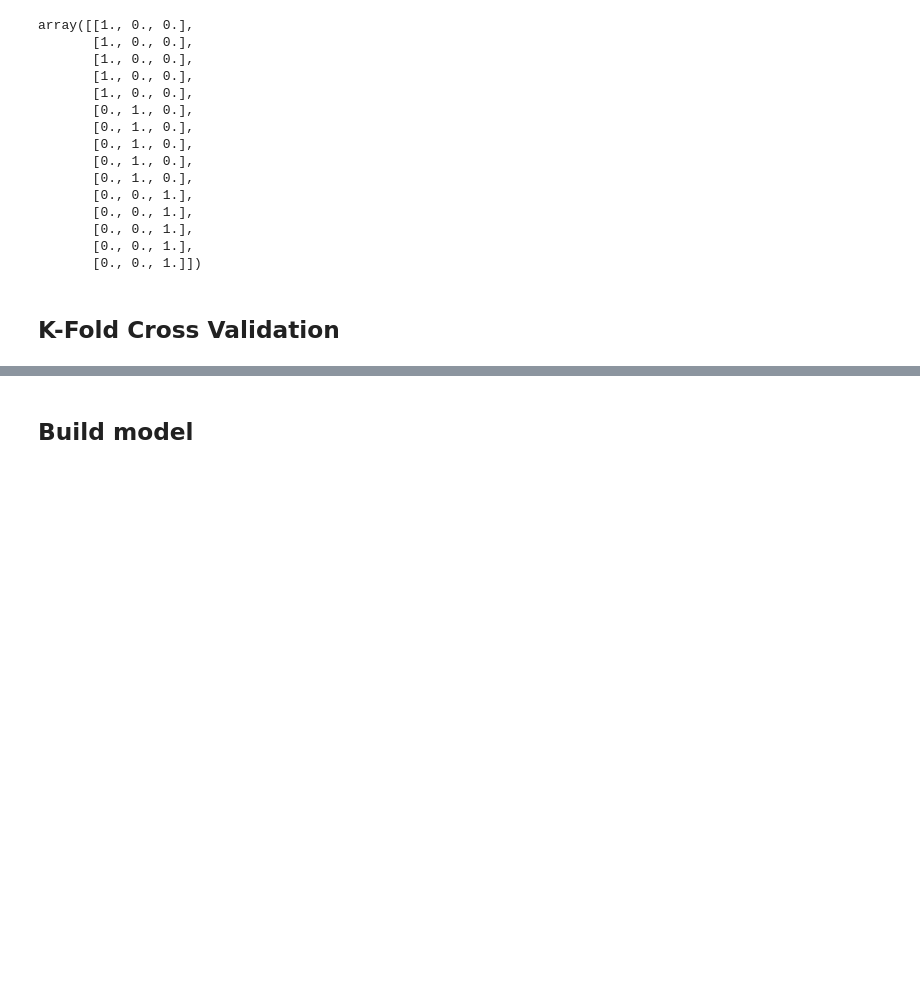
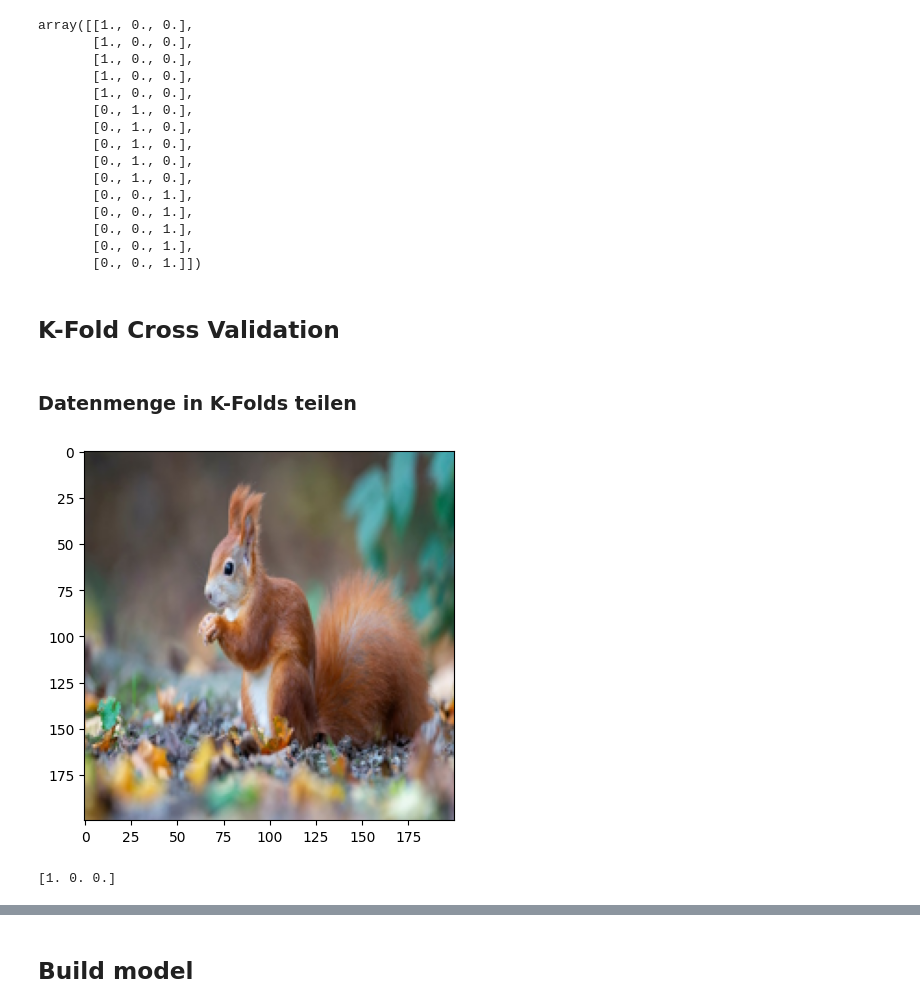
Before and after one commit to D0dizzle/Machine-and-Deep-Learning, a Jupyter notebook: CNN_kleineTiere.ipynb, the cells around one changed output, grey strips where cells are left out. Cells and saved outputs as stored; diff of their text form; code cells hidden in the pictures; blank space fills up the shorter version.

Commit message:
k-fold cross validation, allerdings ohne gute Metriken

```diff
--- a/CNN_kleineTiere.ipynb
+++ b/CNN_kleineTiere.ipynb
@@ -175,4 +175,49 @@ array([[1., 0., 0.],
        [0., 0., 1.]])
 # %% [markdown]
 ## K-Fold Cross Validation
+# %% [markdown]
+### Datenmenge in K-Folds teilen
+# %%
+#### Array mit Datensätze in k-Folds einteilen ####
+def slice_data_in_folds(data, y, k):
+    ''' Shuffles and splits the arrays of images and the array of labels in k-folds
+        each folds contains a similar amount of elements
+    Arguments
+    ---------
+    data: numpy.ndarray
+        A 4D array of images shape: (num_samples, height, width, channels)
+    y: numpy array
+        A 2D array of the encoded labels shape: (num_samples, num_classes)
+    k: int
+        The number of folds
+    Returns
+    -------
+    image_folds : list of numpy.ndarray
+        A list containing k arrays each with a set of images
+    y_folds: list of numpy.ndarray
+        A list containing k arrays each with a set of labels
+    '''
+    # Shuffle the data and labels in sync
+    indices = np.arange(data.shape[0])  # Erzeuge einen Array der Indizes
+    np.random.shuffle(indices)  # Shuffle die Indizes zufällig
+
+    # Wende die zufällig sortierten Indizes auf die Daten und Labels an
+    data = data[indices]
+    y = y[indices]
+
+    y_folds = np.array_split(y, k)
+    image_folds = np.array_split(data, k)
+    return image_folds, y_folds
+
+data = aimages
+k = 2
+image_folds, y_folds = slice_data_in_folds(data, y, k)
+
+
+plt.imshow(image_folds[1][2])
+plt.show()
+print(y_folds[1][2])
+# %% [output]
+[figure, added]
+[1. 0. 0.]
 # %%
```
Also changed, not shown: parts of 4 cells of this notebook.
